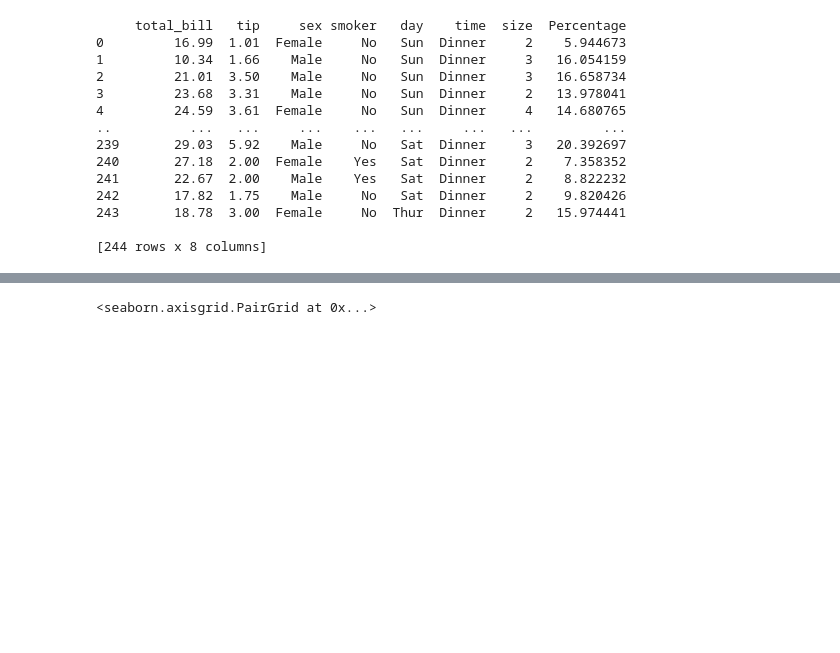
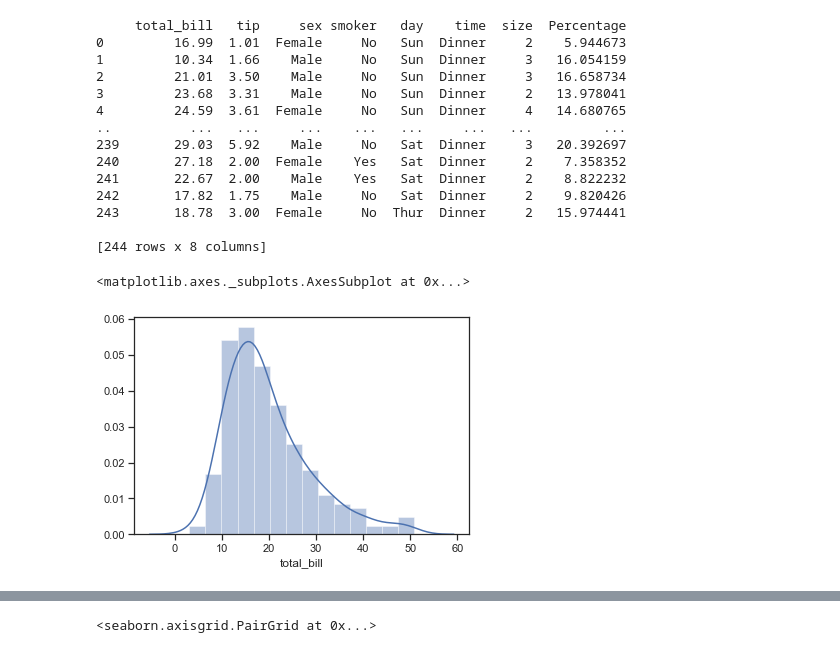
Before and after one commit to kmieluu/Collatz, a Jupyter notebook: Fundamentals of Data Analysis.ipynb, the cells around one changed output, grey strips where cells are left out. Drawn from its saved outputs; the diff is of its cells as text; code cells hidden in the pictures; blank space fills up the shorter version.

```diff
--- a/Fundamentals of Data Analysis.ipynb
+++ b/Fundamentals of Data Analysis.ipynb
@@ -73,0 +94,5 @@ print(tips)
+# %%
+sns.distplot(tips.total_bill)
+# %% [output]
+<matplotlib.axes._subplots.AxesSubplot at 0x...>
+[figure, added]
```
Also changed, not shown: parts of 16 cells of this notebook, 1 other file.
